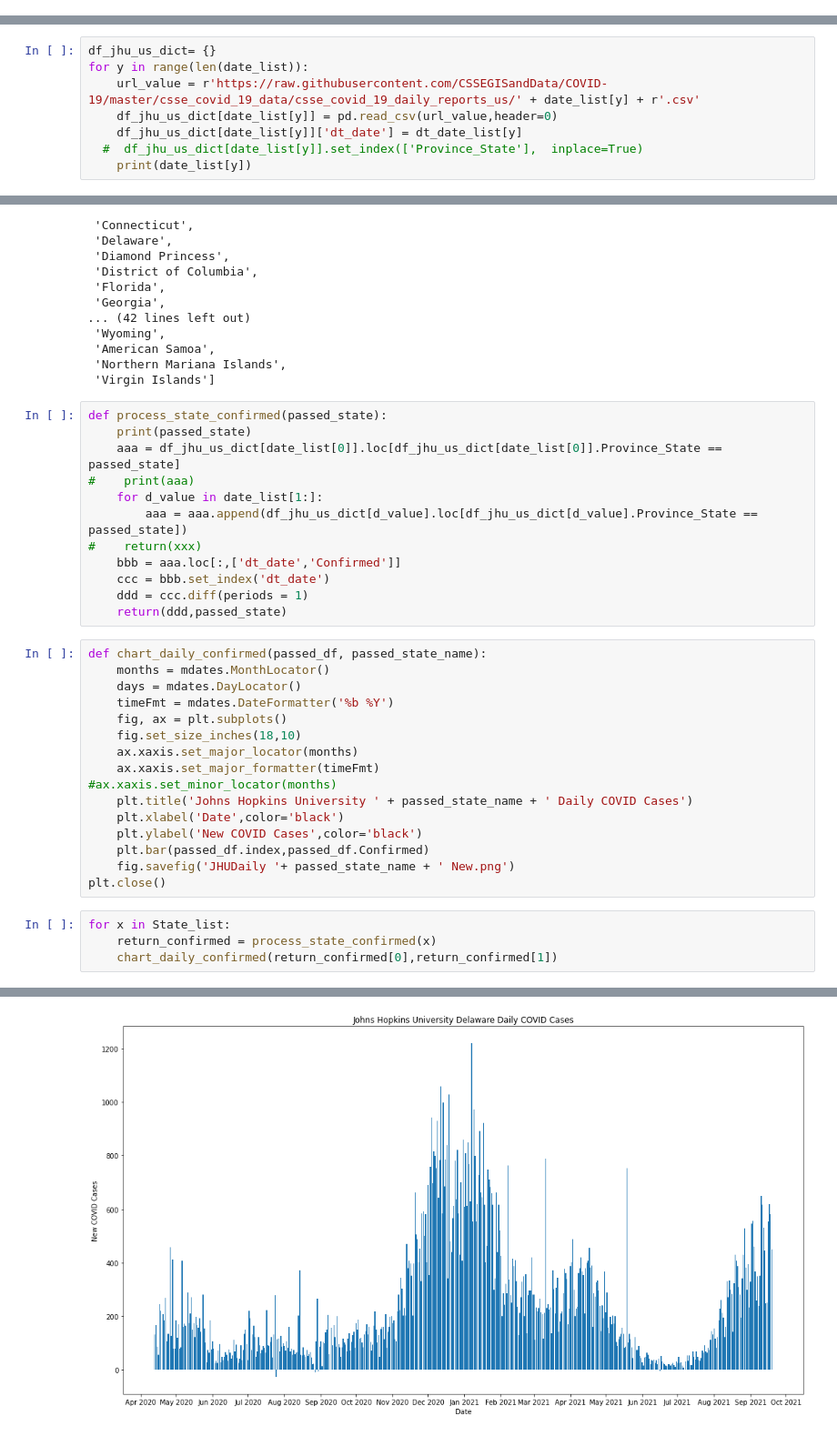
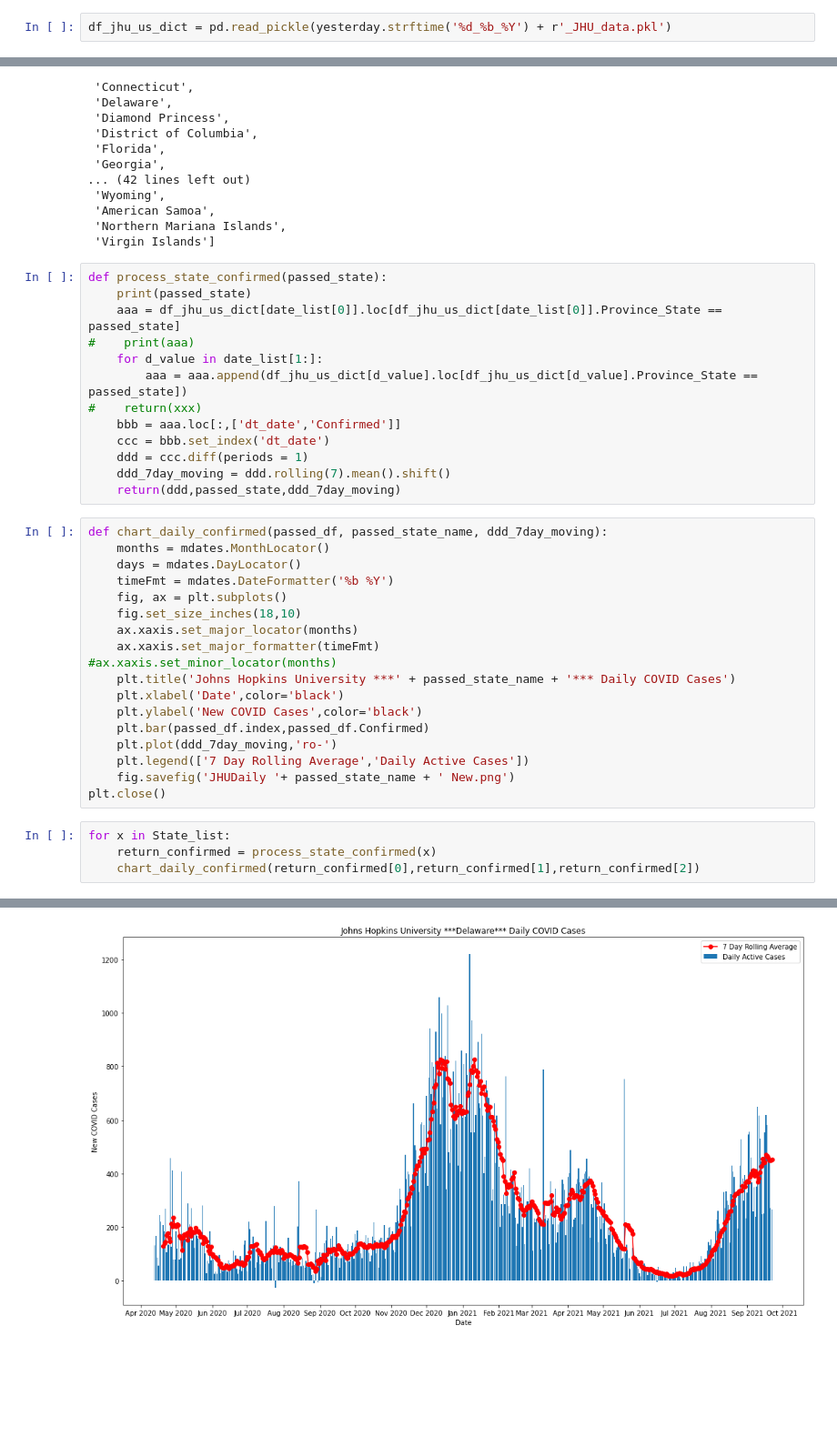
Before and after one commit to ldhagen/JHU_Covid_Notebooks, a Jupyter notebook: JHU_Each_State_New_Cases.ipynb, the cells around one changed output, grey strips where cells are left out. Shown at 91% size. Drawn from its saved outputs; the diff is of its cells as text; blank space fills up the shorter version.

Commit message:
added single seralization rountine, updated with 7 day rolling average, and ran new cases and deaths on evening of 23 Sep 21

```diff
--- a/JHU_Each_State_New_Cases.ipynb
+++ b/JHU_Each_State_New_Cases.ipynb
@@ -17,3 +19,5 @@ yesterday.strftime('%m/%d/%Y')
+# %%
+df_jhu_us_dict = pd.read_pickle(yesterday.strftime('%d_%b_%Y') + r'_JHU_data.pkl')
 # %%
 x = pd.date_range(start='4/12/2020', end=yesterday)
 #x = pd.date_range(start='7/12/2021', end='9/08/2021')
@@ -22,11 +26,3 @@ date_list = []
 for date_value in x.strftime('%m-%d-%Y'):
     date_list.append(date_value)
 dt_date_list = pd.to_datetime(pd.Series(date_list))
-# %%
-df_jhu_us_dict= {}
-for y in range(len(date_list)):
-    url_value = r'https://raw.githubusercontent.com/CSSEGISandData/COVID-19/master/csse_covid_19_data/csse_covid_19_daily_reports_us/' + date_list[y] + r'.csv'
-    df_jhu_us_dict[date_list[y]] = pd.read_csv(url_value,header=0)
-    df_jhu_us_dict[date_list[y]]['dt_date'] = dt_date_list[y]
-  #  df_jhu_us_dict[date_list[y]].set_index(['Province_State'],  inplace=True)
-    print(date_list[y])
@@ -87,9 +65,10 @@ def process_state_confirmed(passed_state):
     bbb = aaa.loc[:,['dt_date','Confirmed']]
     ccc = bbb.set_index('dt_date')
     ddd = ccc.diff(periods = 1)
-    return(ddd,passed_state)
+    ddd_7day_moving = ddd.rolling(7).mean().shift()
+    return(ddd,passed_state,ddd_7day_moving)
 # %%
-def chart_daily_confirmed(passed_df, passed_state_name):
+def chart_daily_confirmed(passed_df, passed_state_name, ddd_7day_moving):
     months = mdates.MonthLocator()
     days = mdates.DayLocator()
     timeFmt = mdates.DateFormatter('%b %Y')
@@ -98,16 +77,18 @@ def chart_daily_confirmed(passed_df, passed_state_name):
     ax.xaxis.set_major_locator(months)
     ax.xaxis.set_major_formatter(timeFmt)
 #ax.xaxis.set_minor_locator(months)
-    plt.title('Johns Hopkins University ' + passed_state_name + ' Daily COVID Cases')
+    plt.title('Johns Hopkins University ***' + passed_state_name + '*** Daily COVID Cases')
     plt.xlabel('Date',color='black')
     plt.ylabel('New COVID Cases',color='black')
     plt.bar(passed_df.index,passed_df.Confirmed)
+    plt.plot(ddd_7day_moving,'ro-')
+    plt.legend(['7 Day Rolling Average','Daily Active Cases'])
     fig.savefig('JHUDaily '+ passed_state_name + ' New.png')
 plt.close()
 # %%
 for x in State_list:
     return_confirmed = process_state_confirmed(x)
-    chart_daily_confirmed(return_confirmed[0],return_confirmed[1])
+    chart_daily_confirmed(return_confirmed[0],return_confirmed[1],return_confirmed[2])
 # %% [output]
 Alabama
 Alaska
@@ -153 +134 @@ Virgin Islands
-[figure, old version]
+[figure, new version]
```
Also changed, not shown: parts of 4 cells of this notebook, 1 other file.
